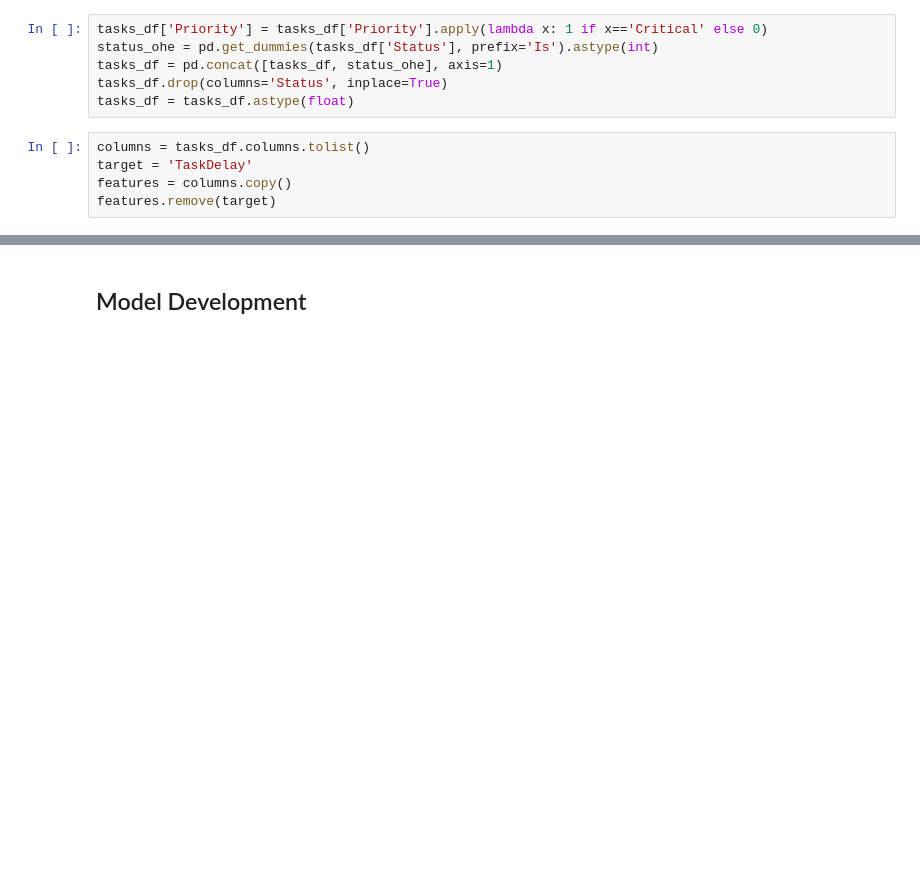
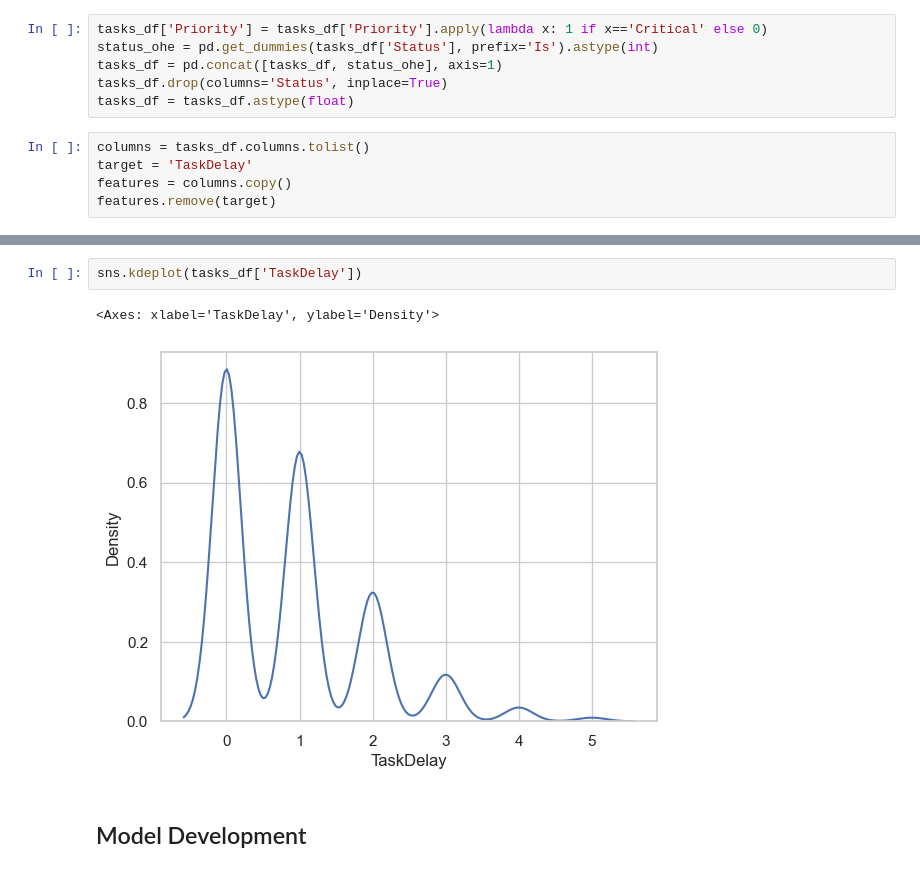
Before and after one commit to radicu/method, a Jupyter notebook: notebook.ipynb, the cells around one changed output, grey strips where cells are left out. Saved outputs shown, nothing was run; the diff lists cells and outputs as text; blank space fills up the shorter version.

```diff
--- a/notebook.ipynb
+++ b/notebook.ipynb
@@ -129,3 +134,8 @@ tasks_df.corr()['TaskDelay'].abs().sort_values(ascending=False).iloc[1:].plot(ki
+# %%
+sns.kdeplot(tasks_df['TaskDelay'])
+# %% [output]
+<Axes: xlabel='TaskDelay', ylabel='Density'>
+[figure, added]
 # %% [markdown]
 ## Model Development
 # %%
```
Also changed, not shown: parts of 11 cells of this notebook, 5 other files.
